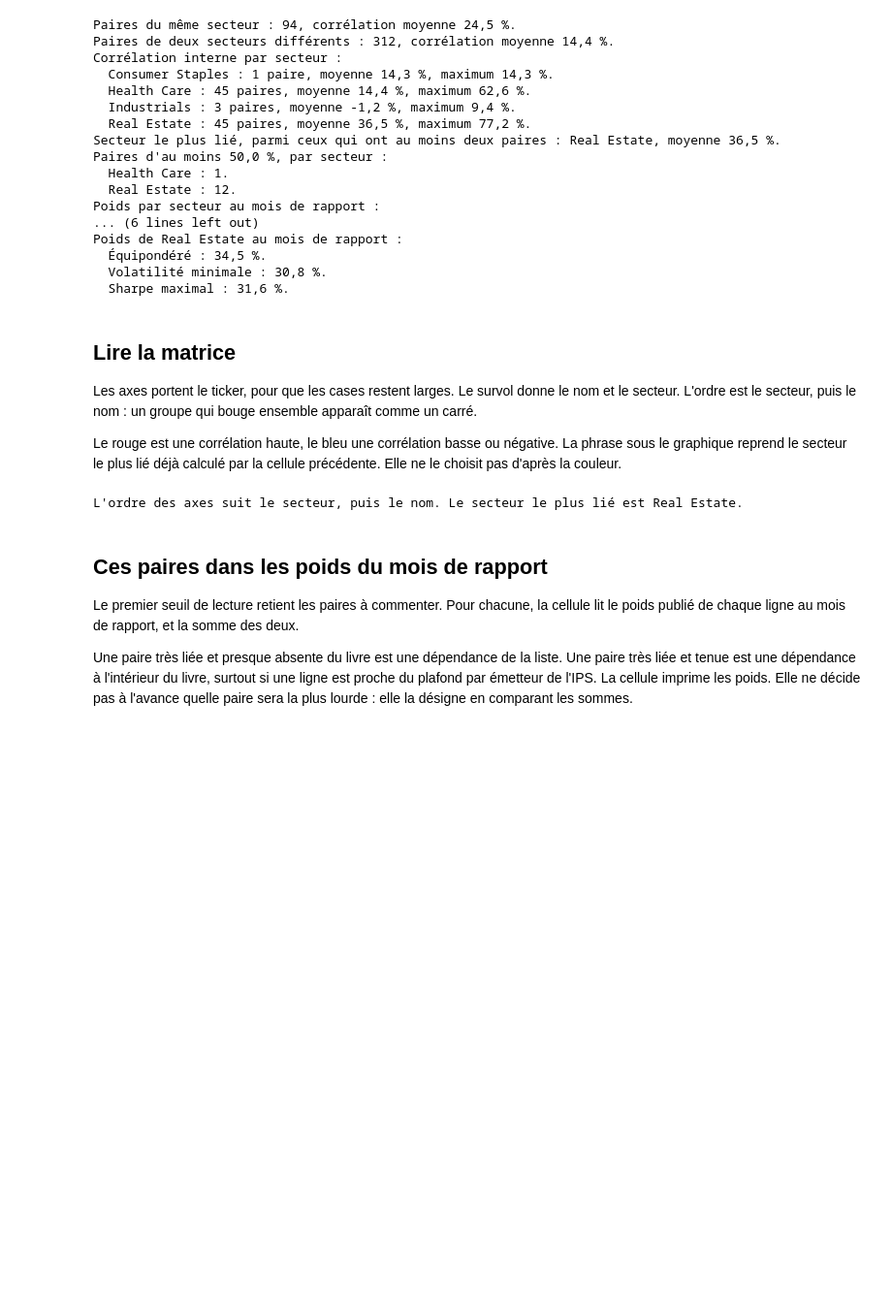
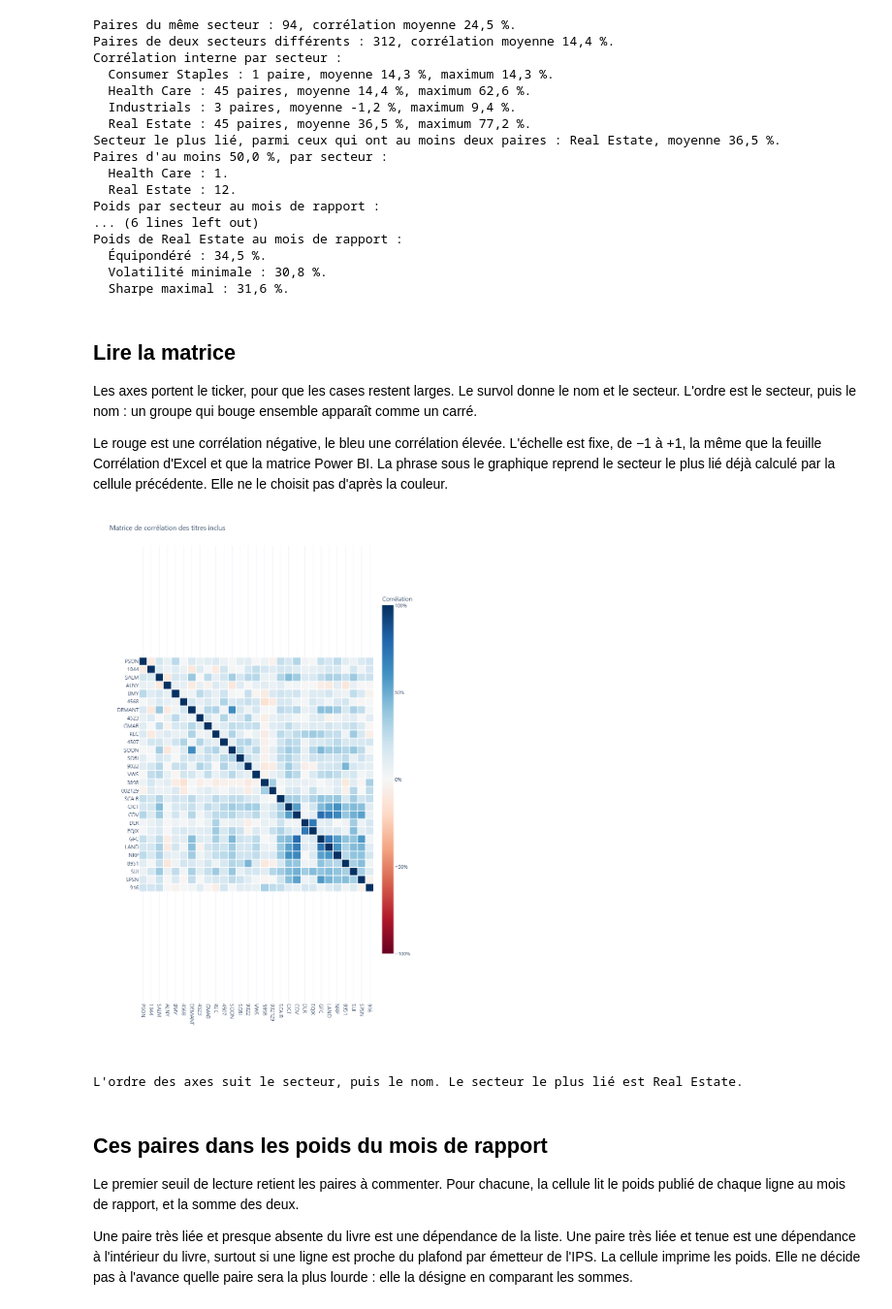
Before and after one commit to fatybarbosa/investment-analytics-platform, a Jupyter notebook: notebooks/08_analyse_risque.ipynb, the cells around one changed output. Shown at 97% size. Cells and saved outputs as stored; diff of their text form; code cells hidden in the pictures; blank space fills up the shorter version.

```diff
--- a/notebooks/08_analyse_risque.ipynb
+++ b/notebooks/08_analyse_risque.ipynb
@@ -58,7 +58,9 @@ def percent(value):
 
 
 metrics = pd.read_csv(METRICS_OUTPUT)
+metrics = metrics.loc[metrics["strategy"].isin(LABELS)].copy()
 tail = pd.read_csv(TAIL_FILE)
+tail = tail.loc[tail["strategy"].isin(LABELS)].copy()
 summary = pd.read_csv(SUMMARY_FILE).iloc[0]
 matrix = pd.read_csv(MATRIX_FILE, index_col="symbol")
 membership = pd.read_csv(MEMBERSHIP_FILE)
@@ -290,7 +294,7 @@ Poids de Real Estate au mois de rapport :
 
 Les axes portent le ticker, pour que les cases restent larges. Le survol donne le nom et le secteur. L'ordre est le secteur, puis le nom : un groupe qui bouge ensemble apparaît comme un carré.
 
-Le rouge est une corrélation haute, le bleu une corrélation basse ou négative. La phrase sous le graphique reprend le secteur le plus lié déjà calculé par la cellule précédente. Elle ne le choisit pas d'après la couleur.
+Le rouge est une corrélation négative, le bleu une corrélation élevée. L'échelle est fixe, de −1 à +1, la même que la feuille Corrélation d'Excel et que la matrice Power BI. La phrase sous le graphique reprend le secteur le plus lié déjà calculé par la cellule précédente. Elle ne le choisit pas d'après la couleur.
 # %%
 order = identity.sort_values(["sector", "name"], kind="mergesort")
 ordered_symbols = order["yahoo_symbol"].tolist()
@@ -304,35 +308,36 @@ labels = [
 figure = go.Figure(
     data=go.Heatmap(
         z=ordered.to_numpy(),
         x=axis,
         y=axis,
         customdata=labels,
-        zmin=-0.2,
+        zmin=-1,
         zmax=1,
         xgap=2,
         ygap=2,
-        colorscale="RdBu_r",
+        colorscale="RdBu",
         colorbar={"title": "Corrélation", "tickformat": ".0%", "len": 0.8},
         hovertemplate="%{customdata}<br>%{z:.1%}<extra></extra>",
     )
 )
 figure.update_xaxes(tickangle=90, title="", tickfont={"size": 14}, automargin=True)
 figure.update_yaxes(
     autorange="reversed",
     title="",
     tickfont={"size": 14},
     automargin=True,
     scaleanchor="x",
 )
 apply_layout(figure, "Matrice de corrélation des titres inclus", 1400)
 figure.update_layout(
     width=1500,
     autosize=False,
     margin={"l": 120, "b": 140, "r": 40, "t": 80},
 )
 figure.show()
 print(f"L'ordre des axes suit le secteur, puis le nom. Le secteur le plus lié est {tight_sector}.")
 # %% [output]
+[figure, added]
 L'ordre des axes suit le secteur, puis le nom. Le secteur le plus lié est Real Estate.
 # %% [markdown]
 ## Ces paires dans les poids du mois de rapport
```
Also changed, not shown: parts of 1 cell of this notebook, 39 other files.
